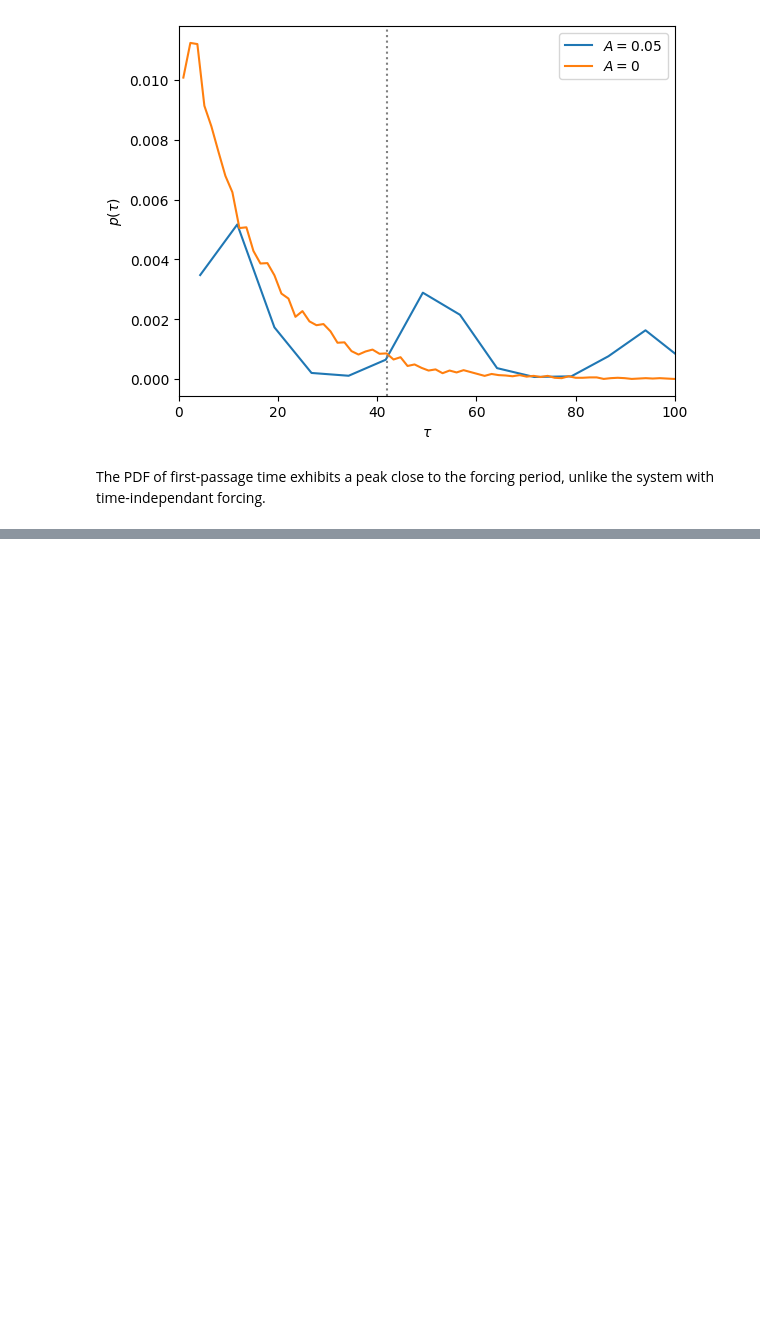
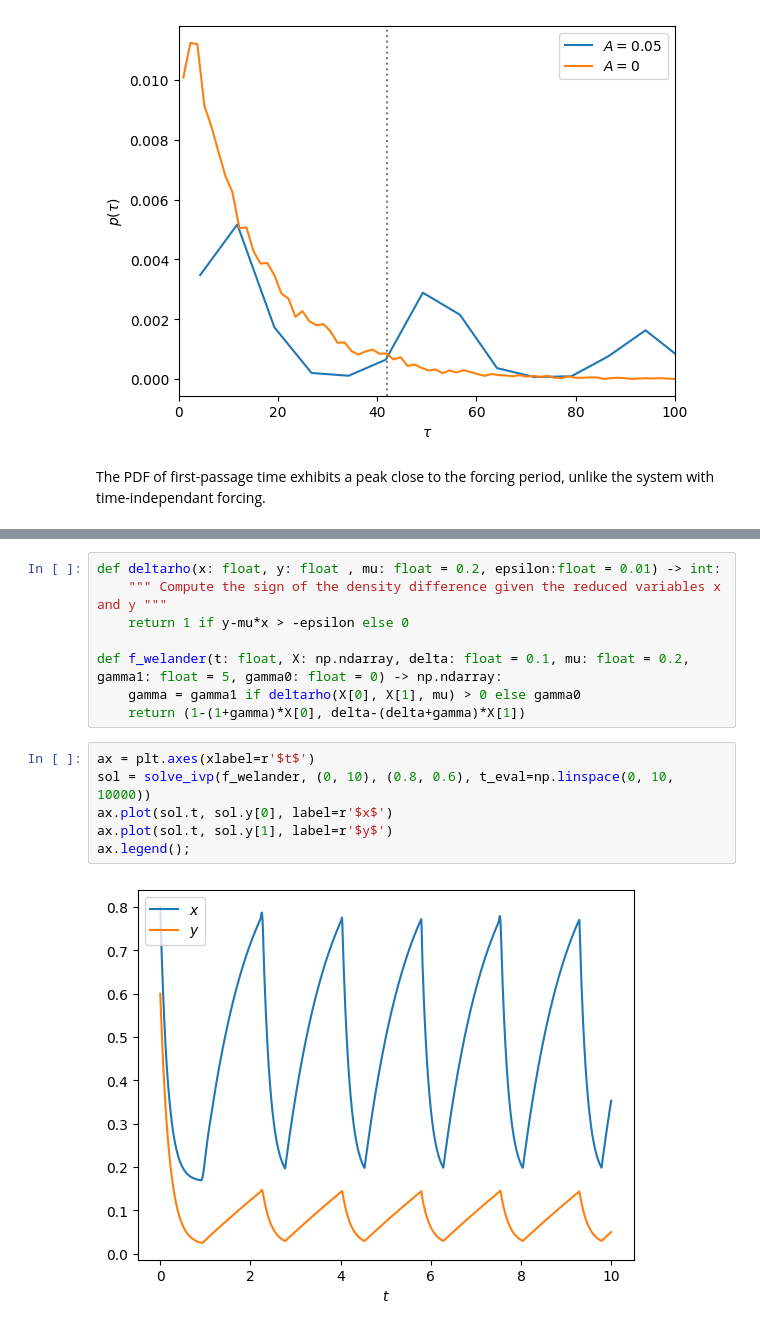
Before and after one commit to freddybouchet/oceanbox, a Jupyter notebook: TP_Stommel.ipynb, the cells around one changed output, grey strips where cells are left out. Saved outputs shown, nothing was run; the diff lists cells and outputs as text; blank space fills up the shorter version.

```diff
--- a/TP_Stommel.ipynb
+++ b/TP_Stommel.ipynb
@@ -336,0 +430,16 @@ The PDF of first-passage time exhibits a peak close to the forcing period, unlik
+# %%
+def deltarho(x: float, y: float , mu: float = 0.2, epsilon:float = 0.01) -> int:
+    """ Compute the sign of the density difference given the reduced variables x and y """
+    return 1 if y-mu*x > -epsilon else 0
+
+def f_welander(t: float, X: np.ndarray, delta: float = 0.1, mu: float = 0.2, gamma1: float = 5, gamma0: float = 0) -> np.ndarray:
+    gamma = gamma1 if deltarho(X[0], X[1], mu) > 0 else gamma0
+    return (1-(1+gamma)*X[0], delta-(delta+gamma)*X[1])
+# %%
+ax = plt.axes(xlabel=r'$t$')
+sol = solve_ivp(f_welander, (0, 10), (0.8, 0.6), t_eval=np.linspace(0, 10, 10000))
+ax.plot(sol.t, sol.y[0], label=r'$x$')
+ax.plot(sol.t, sol.y[1], label=r'$y$')
+ax.legend();
+# %% [output]
+[figure, added]
```
Also changed, not shown: parts of 26 cells of this notebook.
